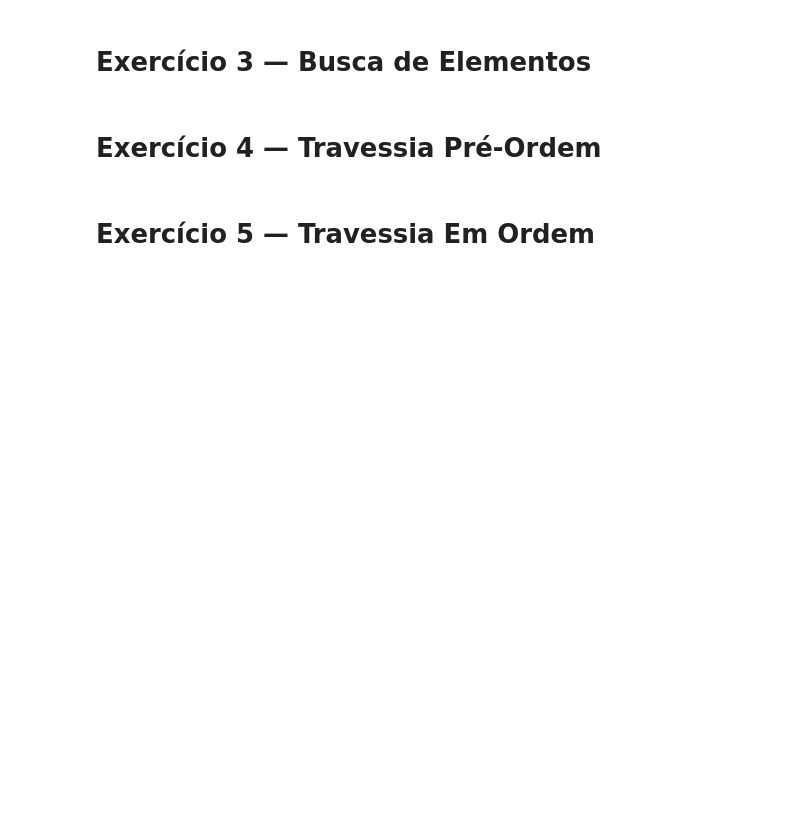
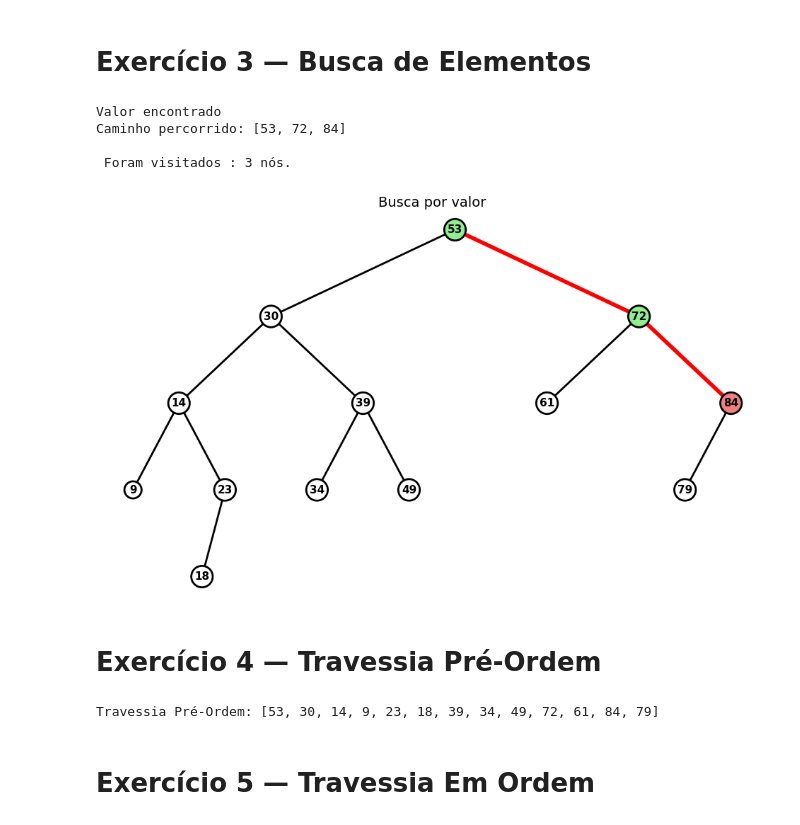
Before and after one commit to moh4b-z/uniSENAI, a Jupyter notebook: Semestre_1/Estrutura_de_dados/listas_de_exercicios_avore.ipynb, the cells around one changed output. Cells and saved outputs as stored; diff of their text form; code cells hidden in the pictures; blank space fills up the shorter version.

```diff
--- a/Semestre_1/Estrutura_de_dados/listas_de_exercicios_avore.ipynb
+++ b/Semestre_1/Estrutura_de_dados/listas_de_exercicios_avore.ipynb
@@ -66,6 +289,75 @@ Raiz da Árvore: 53
 # %% [markdown]
 # Exercício 3 — Busca de Elementos
+# %%
+valor_procurado = 84
+
+atual = raiz
+
+caminho = []
+
+encontrou = False
+
+while atual is not None:
+
+    caminho.append(atual)
+
+    if valor_procurado == atual:
+
+        encontrou = True
+
+        break
+
+    elif valor_procurado < atual:
+
+        atual = arvore[atual]["esquerda"]
+
+    else:
+
+        atual = arvore[atual]["direita"]
+
+if encontrou:
+
+    print("Valor encontrado")
+
+else:
+
+    print("Valor não encontrado")
+
+print("Caminho percorrido:", caminho)
+
+print("\n Foram visitados :", len(caminho) , "nós.")
+desenhar_arvore(
+    arvore,
+    raiz,
+    "Busca por valor",
+    destacado=valor_procurado,
+    caminho=caminho
+)
+# %% [output]
+Valor encontrado
+Caminho percorrido: [53, 72, 84]
+
+ Foram visitados : 3 nós.
+[figure, added]
 # %% [markdown]
 # Exercício 4 — Travessia Pré-Ordem
+# %%
+pre_ordem=[]
+
+pilha = [raiz]
+
+while len(pilha) > 0:
+
+    atual = pilha.pop()
+    pre_ordem.append(atual)
+
+    if arvore[atual]["direita"] is not None:
+        pilha.append(arvore[atual]['direita'])
+    if arvore[atual]["esquerda"] is not None:
+        pilha.append(arvore[atual]['esquerda'])
+
+print("Travessia Pré-Ordem:", pre_ordem)
+# %% [output]
+Travessia Pré-Ordem: [53, 30, 14, 9, 23, 18, 39, 34, 49, 72, 61, 84, 79]
 # %% [markdown]
 # Exercício 5 — Travessia Em Ordem
```
Also changed, not shown: parts of 35 cells of this notebook, 1 other file.
